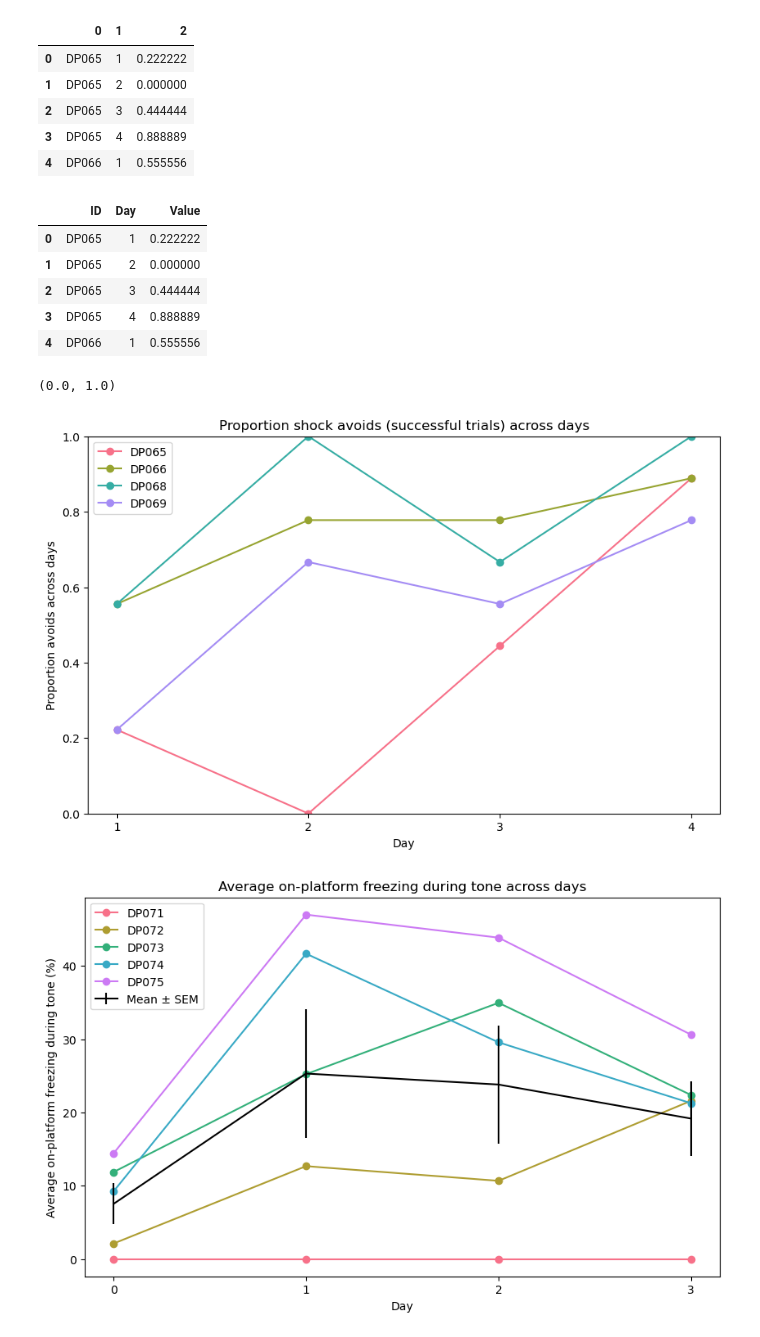
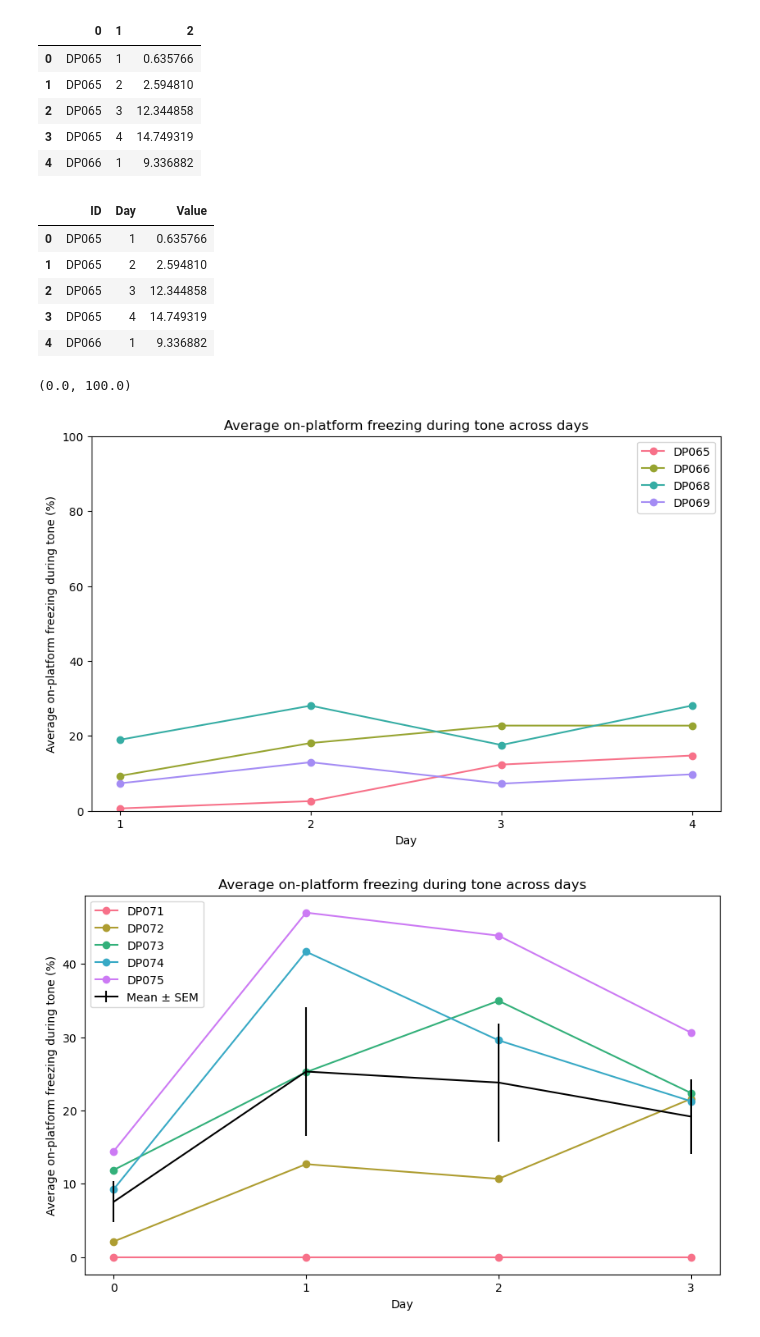
Before and after one commit to BrainofZedZed/ucla_analysis, a Jupyter notebook: Python/plot_PMAR_csv.ipynb, the cells around one changed output. Drawn from its saved outputs; the diff is of its cells as text; code cells hidden in the pictures.

```diff
--- a/Python/plot_PMAR_csv.ipynb
+++ b/Python/plot_PMAR_csv.ipynb
@@ -6,58 +6,58 @@ import matplotlib.pyplot as plt
 # %%
 
 # Load the CSV file with headers
-path = r"C:\Users\boba4\Box\Zach_repo\Projects\DA PMA\fiber photometry\GRABDA_PMAR_closedloop\cohort1_202230501\avoids2.csv"
+path = r"C:\Users\boba4\Box\Zach_repo\Projects\DA PMA\fiber photometry\GRABDA_PMAR_closedloop\cohort1_202230501\tone_pf_frz2.csv"
 data = pd.read_csv(path, header=None)
 data.head()
 # %% [output]
 |  | 0 | 1 | 2 |
-| 0 | DP065 | 1 | 0.222222 |
-| 1 | DP065 | 2 | 0.000000 |
-| 2 | DP065 | 3 | 0.444444 |
-| 3 | DP065 | 4 | 0.888889 |
-| 4 | DP066 | 1 | 0.555556 |
+| 0 | DP065 | 1 | 0.635766 |
+| 1 | DP065 | 2 | 2.594810 |
+| 2 | DP065 | 3 | 12.344858 |
+| 3 | DP065 | 4 | 14.749319 |
+| 4 | DP066 | 1 | 9.336882 |
 # %%
 # add headers
 data.columns=['ID','Day','Value']
 data.head()
 # %% [output]
 |  | ID | Day | Value |
-| 0 | DP065 | 1 | 0.222222 |
-| 1 | DP065 | 2 | 0.000000 |
-| 2 | DP065 | 3 | 0.444444 |
-| 3 | DP065 | 4 | 0.888889 |
-| 4 | DP066 | 1 | 0.555556 |
+| 0 | DP065 | 1 | 0.635766 |
+| 1 | DP065 | 2 | 2.594810 |
+| 2 | DP065 | 3 | 12.344858 |
+| 3 | DP065 | 4 | 14.749319 |
+| 4 | DP066 | 1 | 9.336882 |
 # %%
 # Create a color palette with as many colors as there are unique Identifiers
 palette = sns.color_palette("husl", len(data['ID'].unique()))
 
 # Create a figure and axes
 fig, ax = plt.subplots(figsize=(10, 6))
 
 # Loop over each unique Identifier with an associated color
 for color, identifier in zip(palette, data['ID'].unique()):
     # Filter the data for this identifier
     data_id = data[data['ID'] == identifier]
 
     # Plot the data for this identifier with the associated color
     ax.plot(data_id['Day'], data_id['Value'], marker='o', color=color, label=identifier)
 
 # Set labels and title
 ax.set_xlabel('Day')
-ax.set_ylabel('Proportion avoids across days')
-ax.set_title('Proportion shock avoids (successful trials) across days')
+ax.set_ylabel('Average on-platform freezing during tone (%)')
+ax.set_title('Average on-platform freezing during tone across days')
 
 # Add a legend
 ax.legend()
 
 # Set xticks to be integers only
 ax.xaxis.set_major_locator(plt.MaxNLocator(integer=True))
 
 # Set y-axis limit
-ax.set_ylim(0, 1)
+ax.set_ylim(0, 100)
 # %% [output]
-(0.0, 1.0)
+(0.0, 100.0)
-[figure, old version]
+[figure, new version]
 # %%
 # Calculate mean and SEM
 mean_values = data.groupby('Day')['Value'].mean()
```
